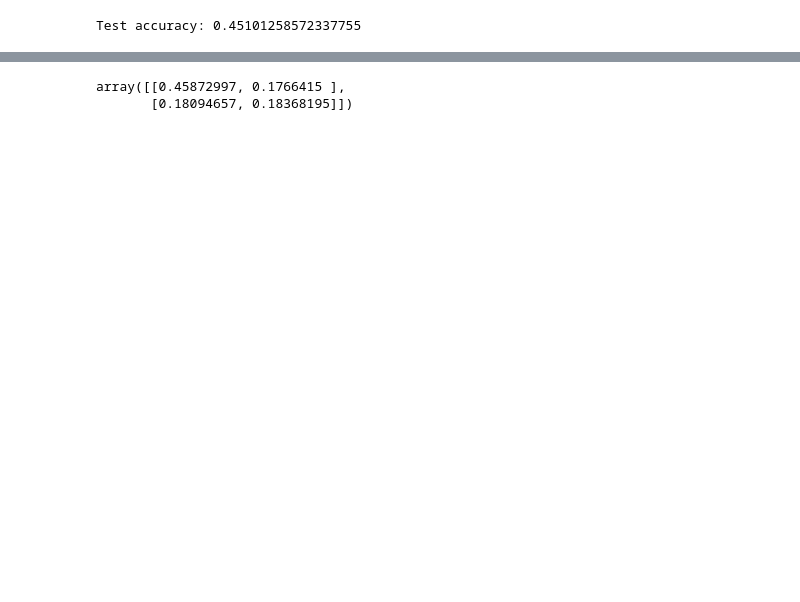
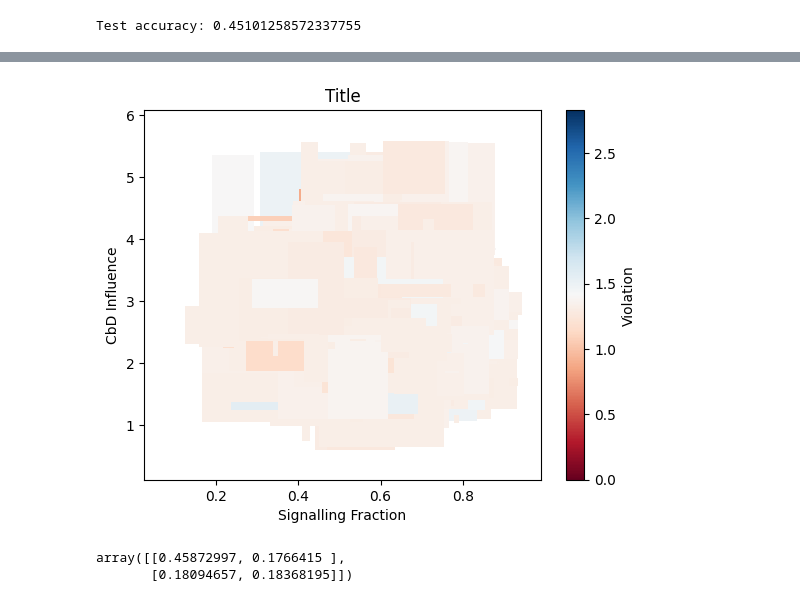
Before and after one commit to TilenLS/qnlp, a Jupyter notebook: main.ipynb, the cells around one changed output, grey strips where cells are left out. Drawn from its saved outputs; the diff is of its cells as text; code cells hidden in the pictures; blank space fills up the shorter version.

Commit message:
create class for data post processing

```diff
--- a/main.ipynb
+++ b/main.ipynb
@@ -202,4 +269,5 @@ class data_scenario:
 # %%
 tmp = data_scenario(scenario=CyclicScenario(['a','b','A','B'],2),
-                    data=pd.read_csv('dataset/original_data/test.csv'),
-                    model=NumpyModel.from_checkpoint('runs/Jul03_15-26-31_eider.cs.ucl.ac.uk/best_model.lt'))
+                    df_path='dataset/original_data/test.csv',
+                    model_path='runs/spider_200epochs/best_model.lt')
+tmp.gen_data();
@@ -246,0 +292,2 @@ tmp.plot_cnxt()
+# %%
+tmp.load_data('dataset/tmp/scenario442_3057_2024-07-08_10_11_03.csv')
@@ -247,3 +298,7 @@ tmp.plot_cnxt()
+# %%
+tmp.plot_violation()
+# %% [output]
+[figure, added]
 # %%
 model=NumpyModel.from_checkpoint('runs/Jul04_14-33-35_TLS-MBP.local/best_model.lt')
 model.initialise_weights()
```
Also changed, not shown: parts of 8 cells of this notebook, 24 other files.
